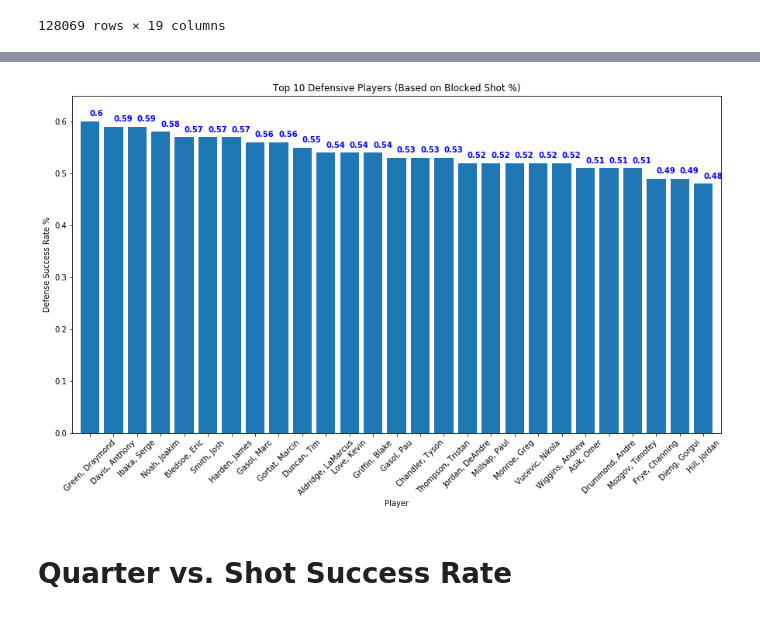
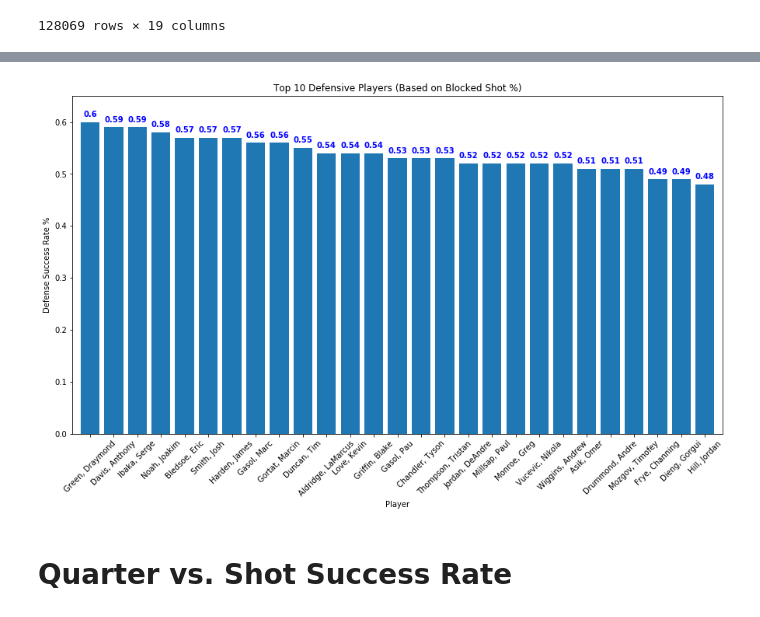
Before and after one commit to briennecole/NBA_Shot_Analysis, a Jupyter notebook: NBA_analysis_brienne.ipynb, the cells around one changed output, grey strips where cells are left out. Drawn from its saved outputs; the diff is of its cells as text; code cells hidden in the pictures.

```diff
--- a/NBA_analysis_brienne.ipynb
+++ b/NBA_analysis_brienne.ipynb
@@ -123,7 +123,7 @@ for index,rows in cleaned_df.iterrows():
         multiplier= 24*60
     elif rows["PERIOD"] == 3:
         multiplier= 12*60
-    cleaned_df.loc[index,["TOTAL_TIME_SECONDS"]]=multiplier+cleaned_df["GAME_CLOCK_SECONDS"][index]
+    cleaned_df.loc[index,["GAME_TIME_REMAINING (seconds)"]]=multiplier+cleaned_df["GAME_CLOCK_SECONDS"][index]
 
 cleaned_df
 # %% [output]
@@ -266,22 +251,25 @@ top_defense2.head(10).style.format(format_df)
 # %%
 # Reset index to create graphs
 defense_bar_df = top_defense2.reset_index()
 #defense_bar.head()
 # Create bar graph of top defensive players
 fig1, ax1 = plt.subplots(figsize=(15,8))
 
 plt.bar(defense_bar_df["CLOSEST_DEFENDER"], defense_bar_df["Success Rate"])
 plt.xticks(rotation=45)
 plt.xlabel("Player")
 plt.ylabel("Defense Success Rate %")
 plt.title("Top 10 Defensive Players (Based on Blocked Shot %)")
-plt.xlim(-0.75, len(defense_bar["CLOSEST_DEFENDER"])-0.25)
-plt.ylim(0, max(defense_bar["Success Rate"])+0.05)
+plt.xlim(-0.75, len(defense_bar_df["CLOSEST_DEFENDER"])-0.25)
+plt.ylim(0, max(defense_bar_df["Success Rate"])+0.05)
 
 for i, v in enumerate(defense_bar_df["Success Rate"]):
-    plt.text(i + .001, v + .01, str(v), color='blue', fontsize = 10, fontweight='bold')
+    plt.text(i + .0001, v + .01, str(v), color='blue', fontsize = 10, fontweight='bold', ha='center')
+
+plt.savefig('Output_Data/Images/best_defender_bar.png')
+plt.show()
 # %% [output]
-[figure, old version]
+[figure, new version]
 # %% [markdown]
 # Quarter vs. Shot Success Rate
 # %%
```
Also changed, not shown: parts of 4 cells of this notebook, 2 other files.
